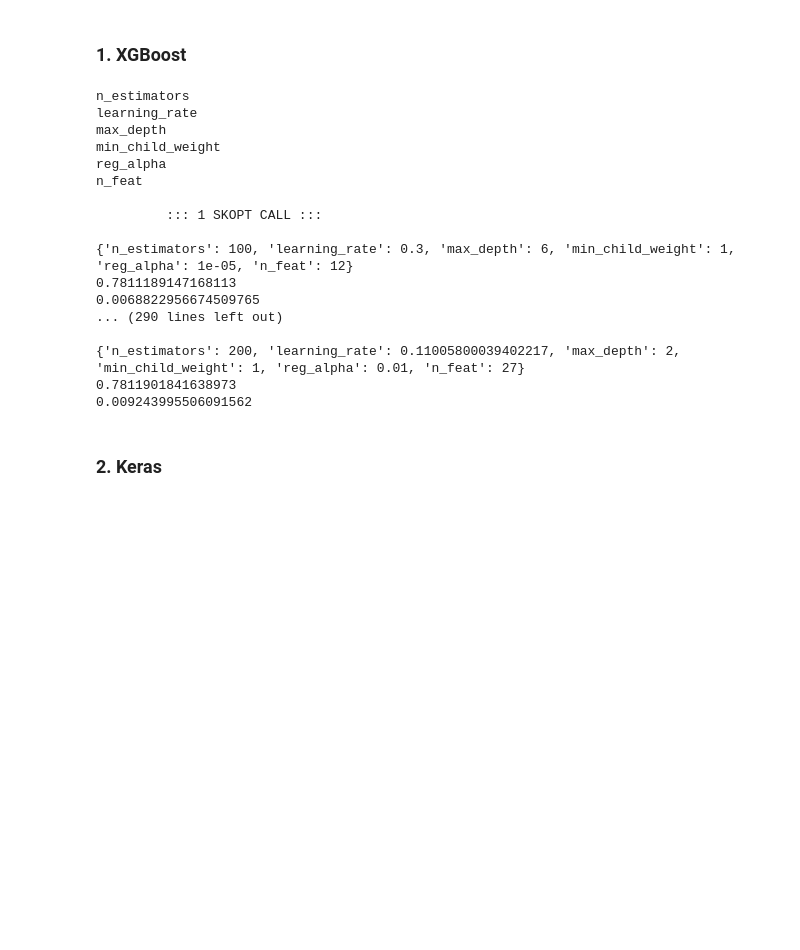
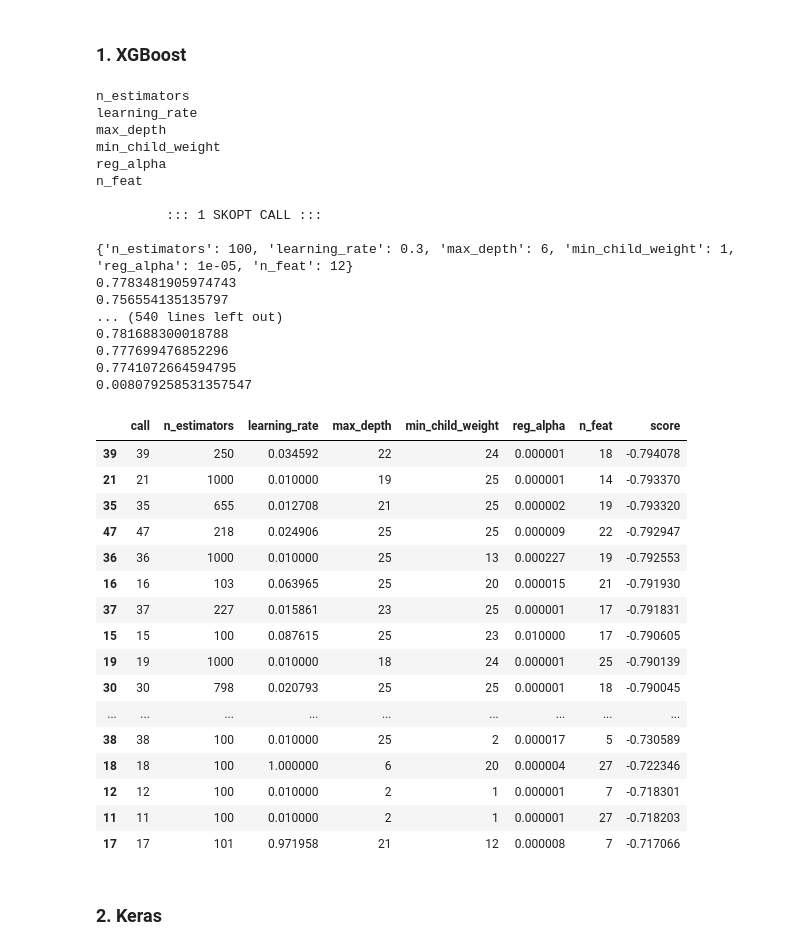
Before and after one commit to llayer/ml_exercise, a Jupyter notebook: Higgs.ipynb, the cells around one changed output. Saved outputs shown, nothing was run; the diff lists cells and outputs as text; code cells hidden in the pictures; blank space fills up the shorter version.

```diff
--- a/Higgs.ipynb
+++ b/Higgs.ipynb
@@ -236,10 +268,10 @@ from skopt.space import Real, Categorical, Integer
 
 # Skopt dimensions
 skopt_dims = [
-    Integer(        low=20,    high=200,                         name='n_estimators'     ),
+    Integer(        low=100,    high=1000,                         name='n_estimators'     ),
     Real(        low=1e-2, high=1,     prior='log-uniform', name='learning_rate'     ),
-    Integer(        low=2,    high=20,                         name='max_depth'     ),
-    Integer(        low=1,    high=30,                         name='min_child_weight'     ),
+    Integer(        low=2,    high=25,                         name='max_depth'     ),
+    Integer(        low=1,    high=25,                         name='min_child_weight'     ),
     Real(        low=1e-6, high=1e-2,     prior='log-uniform', name='reg_alpha'     ),
     Integer(     low=5,    high=27,                        name='n_feat'       )
 
@@ -248,7 +280,7 @@ skopt_dims = [
 # Initial parameters
 init_param = {'n_estimators' : 100, 'learning_rate' : 0.3, 'reg_alpha' : 1e-5, 'max_depth' : 6, 'min_child_weight' : 1, 'n_feat':12 }
 # %%
-search_result = optimize('xgboost', skopt_dims, init_param, data, cv = True, num_calls=50, random_state = 42)
+search_result = optimize('xgboost', skopt_dims, init_param, X_train, cv = True, num_calls=50, random_state = 42)
 # %% [output]
 n_estimators
 learning_rate
@@ -260,11 +292,31 @@ n_feat
          ::: 1 SKOPT CALL :::
 
 {'n_estimators': 100, 'learning_rate': 0.3, 'max_depth': 6, 'min_child_weight': 1, 'reg_alpha': 1e-05, 'n_feat': 12}
-0.7811189147168113
-0.0068822956674509765
-... (290 lines left out)
-
-{'n_estimators': 200, 'learning_rate': 0.11005800039402217, 'max_depth': 2, 'min_child_weight': 1, 'reg_alpha': 0.01, 'n_feat': 27}
-0.7811901841638973
-0.009243995506091562
+0.7783481905974743
+0.756554135135797
+... (540 lines left out)
+0.781688300018788
+0.777699476852296
+0.7741072664594795
+0.008079258531357547
+# %%
+search_result
+# %% [output]
+|  | call | n_estimators | learning_rate | max_depth | min_child_weight | reg_alpha | n_feat | score |
+| 39 | 39 | 250 | 0.034592 | 22 | 24 | 0.000001 | 18 | -0.794078 |
+| 21 | 21 | 1000 | 0.010000 | 19 | 25 | 0.000001 | 14 | -0.793370 |
+| 35 | 35 | 655 | 0.012708 | 21 | 25 | 0.000002 | 19 | -0.793320 |
+| 47 | 47 | 218 | 0.024906 | 25 | 25 | 0.000009 | 22 | -0.792947 |
+| 36 | 36 | 1000 | 0.010000 | 25 | 13 | 0.000227 | 19 | -0.792553 |
+| 16 | 16 | 103 | 0.063965 | 25 | 20 | 0.000015 | 21 | -0.791930 |
+| 37 | 37 | 227 | 0.015861 | 23 | 25 | 0.000001 | 17 | -0.791831 |
+| 15 | 15 | 100 | 0.087615 | 25 | 23 | 0.010000 | 17 | -0.790605 |
+| 19 | 19 | 1000 | 0.010000 | 18 | 24 | 0.000001 | 25 | -0.790139 |
+| 30 | 30 | 798 | 0.020793 | 25 | 25 | 0.000001 | 18 | -0.790045 |
+| ... | ... | ... | ... | ... | ... | ... | ... | ... |
+| 38 | 38 | 100 | 0.010000 | 25 | 2 | 0.000017 | 5 | -0.730589 |
+| 18 | 18 | 100 | 1.000000 | 6 | 20 | 0.000004 | 27 | -0.722346 |
+| 12 | 12 | 100 | 0.010000 | 2 | 1 | 0.000001 | 7 | -0.718301 |
+| 11 | 11 | 100 | 0.010000 | 2 | 1 | 0.000001 | 27 | -0.718203 |
+| 17 | 17 | 101 | 0.971958 | 21 | 12 | 0.000008 | 7 | -0.717066 |
 # %%
```
Also changed, not shown: parts of 24 cells of this notebook, 1 other file.
